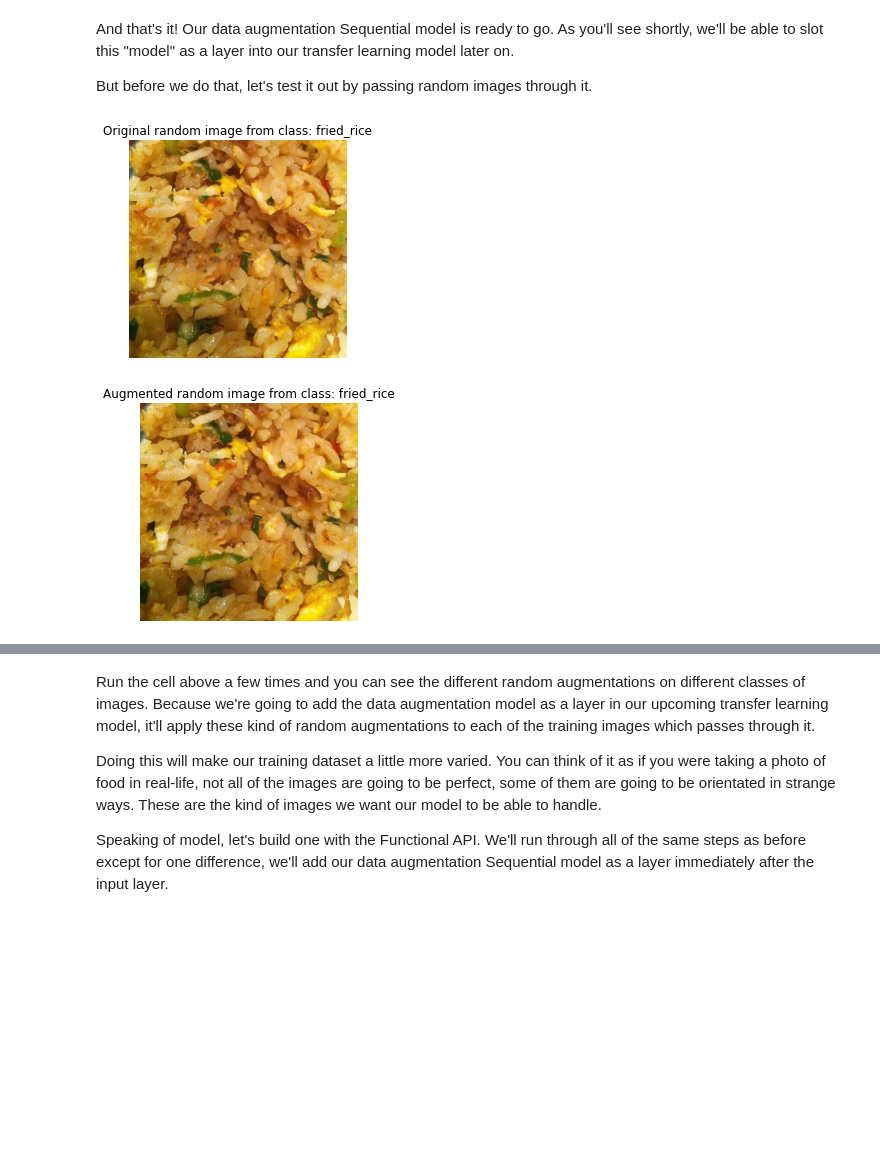
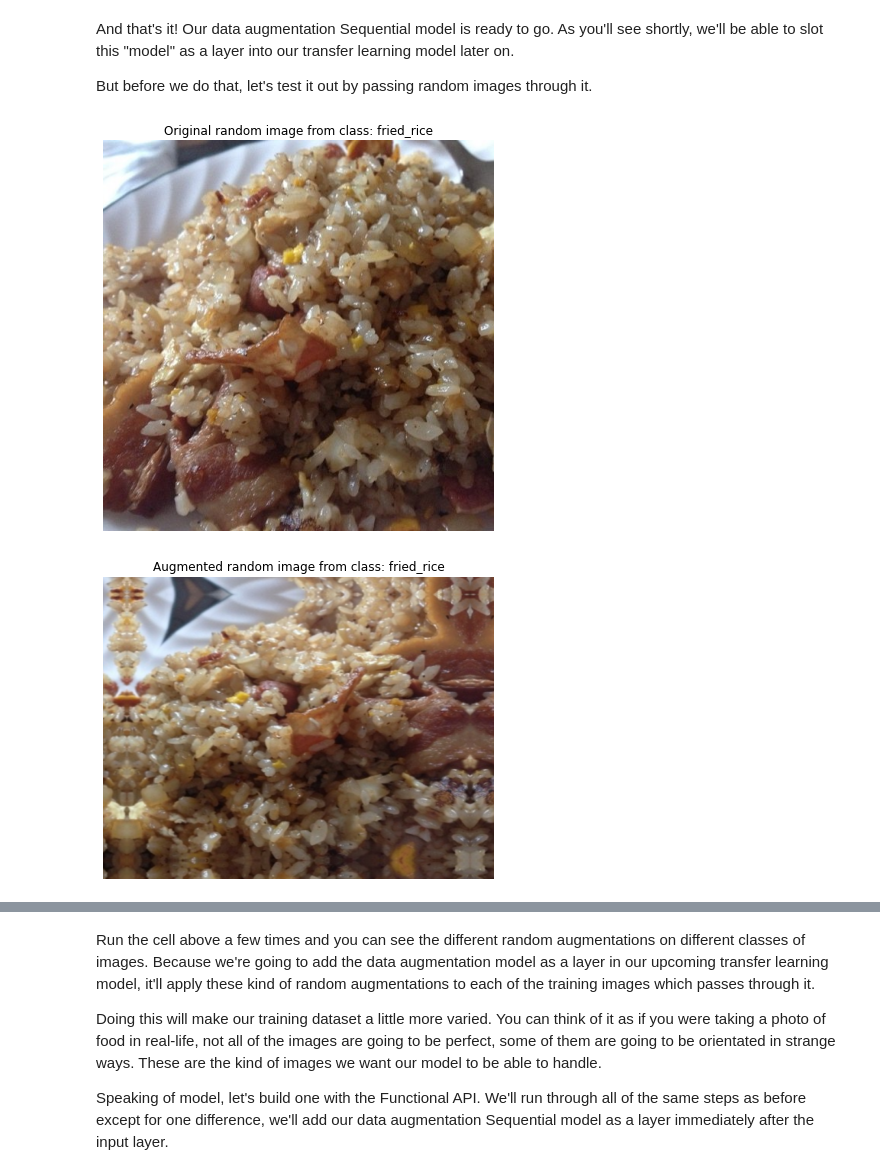
Before and after one commit to Mathews-Tom/Deep-Learning-with-TensorFlow, a Jupyter notebook: Notebooks/05_Transfer_Learning_in_TensorFlow_Part_2_Fine_Tuning.ipynb, the cells around one changed output, grey strips where cells are left out. Cells and saved outputs as stored; diff of their text form; code cells hidden in the pictures; blank space fills up the shorter version.

```diff
--- a/Notebooks/05_Transfer_Learning_in_TensorFlow_Part_2_Fine_Tuning.ipynb
+++ b/Notebooks/05_Transfer_Learning_in_TensorFlow_Part_2_Fine_Tuning.ipynb
@@ -687,24 +692,37 @@ But before we do that, let's test it out by passing random images through it.
 # %%
 # View a random image
 import matplotlib.pyplot as plt
 import matplotlib.image as mpimg
 import os
 import random
 target_class = random.choice(train_data_1_percent.class_names) # choose a random class
 target_dir = "10_food_classes_1_percent/train/" + target_class # create the target directory
 random_image = random.choice(os.listdir(target_dir)) # choose a random image from target directory
 random_image_path = target_dir + "/" + random_image # create the choosen random image path
 img = mpimg.imread(random_image_path) # read in the chosen target image
 plt.imshow(img) # plot the target image
 plt.title(f"Original random image from class: {target_class}")
 plt.axis(False); # turn off the axes
 
 # Augment the image
-augmented_img = data_augmentation(tf.expand_dims(img, axis=0)) # data augmentation model requires shape (None, height, width, 3)
+# data augmentation model requires shape (None, height, width, 3)
+"""
+On Apple silicon there is currently ongoing issue, (see: https://developer.apple.com/forums/thread/695319).
+The issue comes up when trying to use certain functions in TensorFlow as they haven't been updated or added in
+TensorFlow-Metal for Apple Silicon. In our case the issue surfaces during Data Augmentation.
+
+TL;DR: The RngReadAndSkip Op has not yet been added to the tensorflow-metal plugin hence the error.
+We are taking a look into this, add the thread will be updated once this is resolved.
+In the meanwhile the workaround would be to try and run the portion of the code requiring
+this op inside a block that uses the CPU explicitly.
+"""
+with tf.device('/cpu:0'):
+  augmented_img = data_augmentation(tf.expand_dims(img, axis=0),
+                                    training=True)
 plt.figure()
 plt.imshow(tf.squeeze(augmented_img)/255.) # requires normalization after augmentation
 plt.title(f"Augmented random image from class: {target_class}")
 plt.axis(False);
 # %% [output]
-[figure, old version]
+[figure, new version]
-[figure, old version]
+[figure, new version]
```
Also changed, not shown: parts of 75 cells of this notebook.
